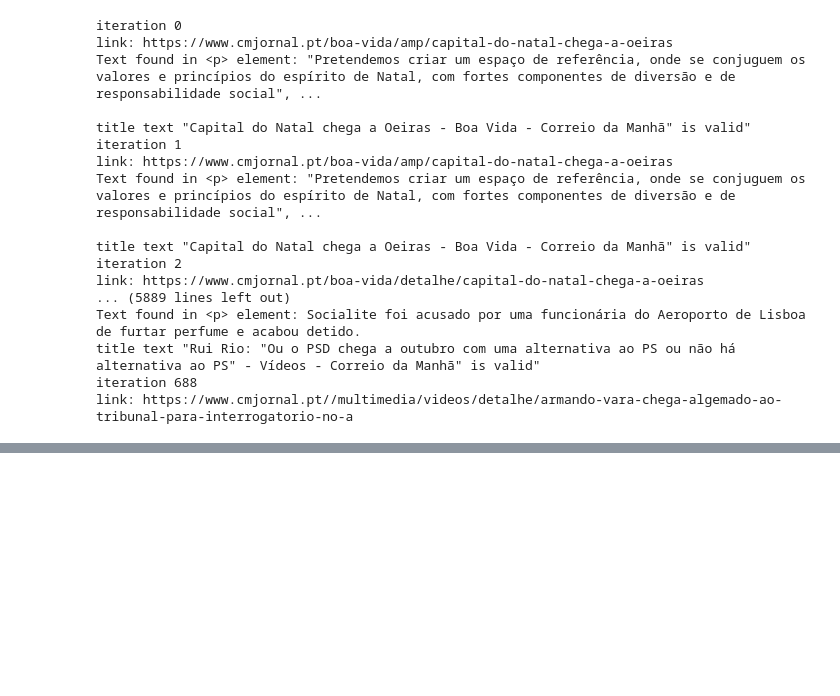
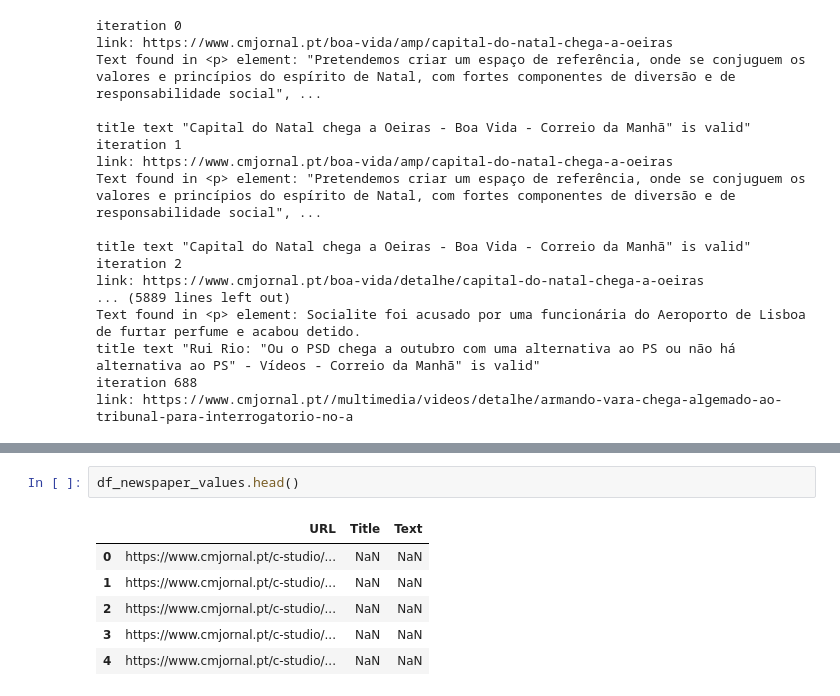
Before and after one commit to hxnn3sgit/FDS_Project, a Jupyter notebook: jupyter_notebooks/project_1st_del_João_Hannes.ipynb, the cells around one changed output, grey strips where cells are left out. Drawn from its saved outputs; the diff is of its cells as text; blank space fills up the shorter version.

```diff
--- a/jupyter_notebooks/project_1st_del_João_Hannes.ipynb
+++ b/jupyter_notebooks/project_1st_del_João_Hannes.ipynb
@@ -254,0 +461,9 @@ link: https://www.cmjornal.pt//multimedia/videos/detalhe/armando-vara-chega-alge
+# %%
+df_newspaper_values.head()
+# %% [output]
+|  | URL | Title | Text |
+| 0 | https://www.cmjornal.pt/c-studio/... | NaN | NaN |
+| 1 | https://www.cmjornal.pt/c-studio/... | NaN | NaN |
+| 2 | https://www.cmjornal.pt/c-studio/... | NaN | NaN |
+| 3 | https://www.cmjornal.pt/c-studio/... | NaN | NaN |
+| 4 | https://www.cmjornal.pt/c-studio/... | NaN | NaN |
```
Also changed, not shown: parts of 4 cells of this notebook, 5 other files.
